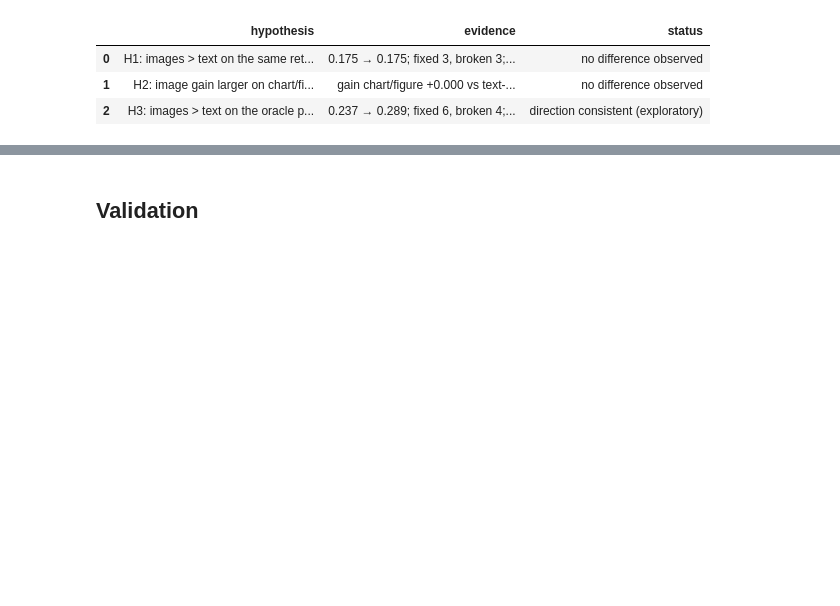
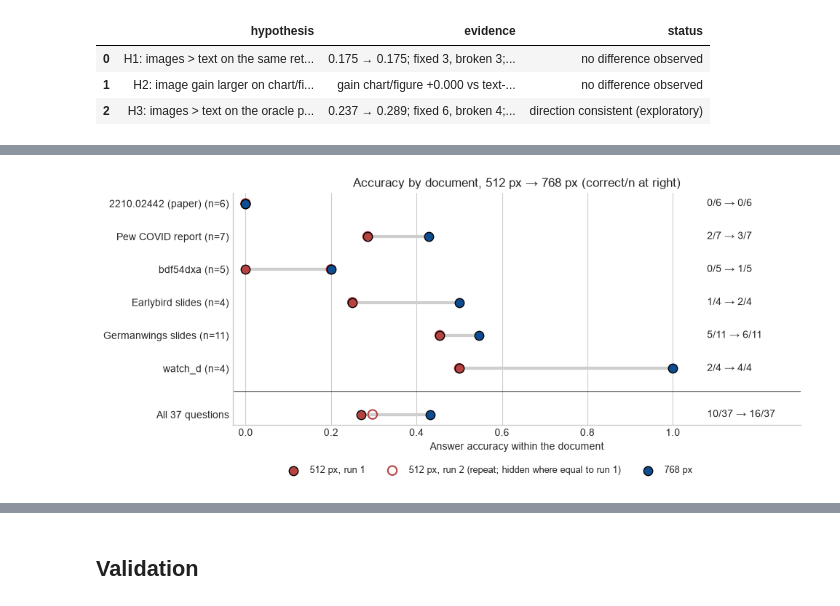
Before and after one commit to ROUSenghak/Multimodal-Document-Intelligence, a Jupyter notebook: notebooks/03_evaluation.ipynb, the cells around one changed output, grey strips where cells are left out. Drawn from its saved outputs; the diff is of its cells as text; code cells hidden in the pictures; blank space fills up the shorter version.

```diff
--- a/notebooks/03_evaluation.ipynb
+++ b/notebooks/03_evaluation.ipynb
@@ -1562,0 +1840,28 @@ E1 evaluation saved or verified at /Users/macbookair/Documents/ENSAE/side projec
+# %%
+# Figure 3: results by document.
+fig, ax = plt.subplots(figsize=(10, 4.6))
+doc_order = list(e1_spec["population"]["documents"])
+doc_frame = e1_table.groupby("doc_id").agg(n=("correct_512_r1", "size"), c512=("correct_512_r1", "sum"),
+                                           c512b=("correct_512_r2", "sum"), c768=("correct_768_r1", "sum")).loc[doc_order]
+overall = pd.DataFrame({"n": [N_E1], "c512": [doc_frame["c512"].sum()], "c512b": [doc_frame["c512b"].sum()], "c768": [doc_frame["c768"].sum()]},
+                       index=["All 37 questions"])
+plot_frame = pd.concat([doc_frame.rename(index=DOC_SHORT), overall])
+y_values = np.arange(len(plot_frame))[::-1].astype(float)
+y_values[-1] -= 0.4
+for y, (label, item) in zip(y_values, plot_frame.iterrows()):
+    a512, b512, a768 = item["c512"] / item["n"], item["c512b"] / item["n"], item["c768"] / item["n"]
+    ax.plot([a512, a768], [y, y], color=E1_COLORS["neutral"], linewidth=3, zorder=1)
+    ax.scatter([a512], [y], s=80, color=E1_COLORS["512_r1"], edgecolor="black", zorder=3, label="512 px, run 1" if y == y_values[0] else None)
+    ax.scatter([b512], [y], s=80, facecolor="none", edgecolor=E1_COLORS["512_r1"], linewidth=1.5, zorder=2, label="512 px, run 2 (repeat; hidden where equal to run 1)" if y == y_values[0] else None)
+    ax.scatter([a768], [y], s=80, color=E1_COLORS["768_r1"], edgecolor="black", zorder=3, label="768 px" if y == y_values[0] else None)
+    ax.text(1.08, y, f"{int(item['c512'])}/{int(item['n'])} → {int(item['c768'])}/{int(item['n'])}", va="center", fontsize=10)
+ax.axhline(y_values[-1] + 0.7, color="black", linewidth=0.6)
+ax.set_yticks(y_values, [f"{label} (n={int(n)})" if label != "All 37 questions" else label for label, n in zip(plot_frame.index, plot_frame["n"])])
+ax.set(xlim=(-0.03, 1.3), xticks=np.linspace(0, 1, 6), xlabel="Answer accuracy within the document",
+       title="Accuracy by document, 512 px → 768 px (correct/n at right)")
+ax.legend(loc="upper center", bbox_to_anchor=(0.45, -0.14), ncol=3, fontsize=9)
+ax.grid(axis="y", visible=False)
+fig.tight_layout(pad=1.5)
+save_e1_figure(fig, "fig3_by_document")
+# %% [output]
+[figure, added]
```
Also changed, not shown: parts of 24 cells of this notebook, 38 other files.
